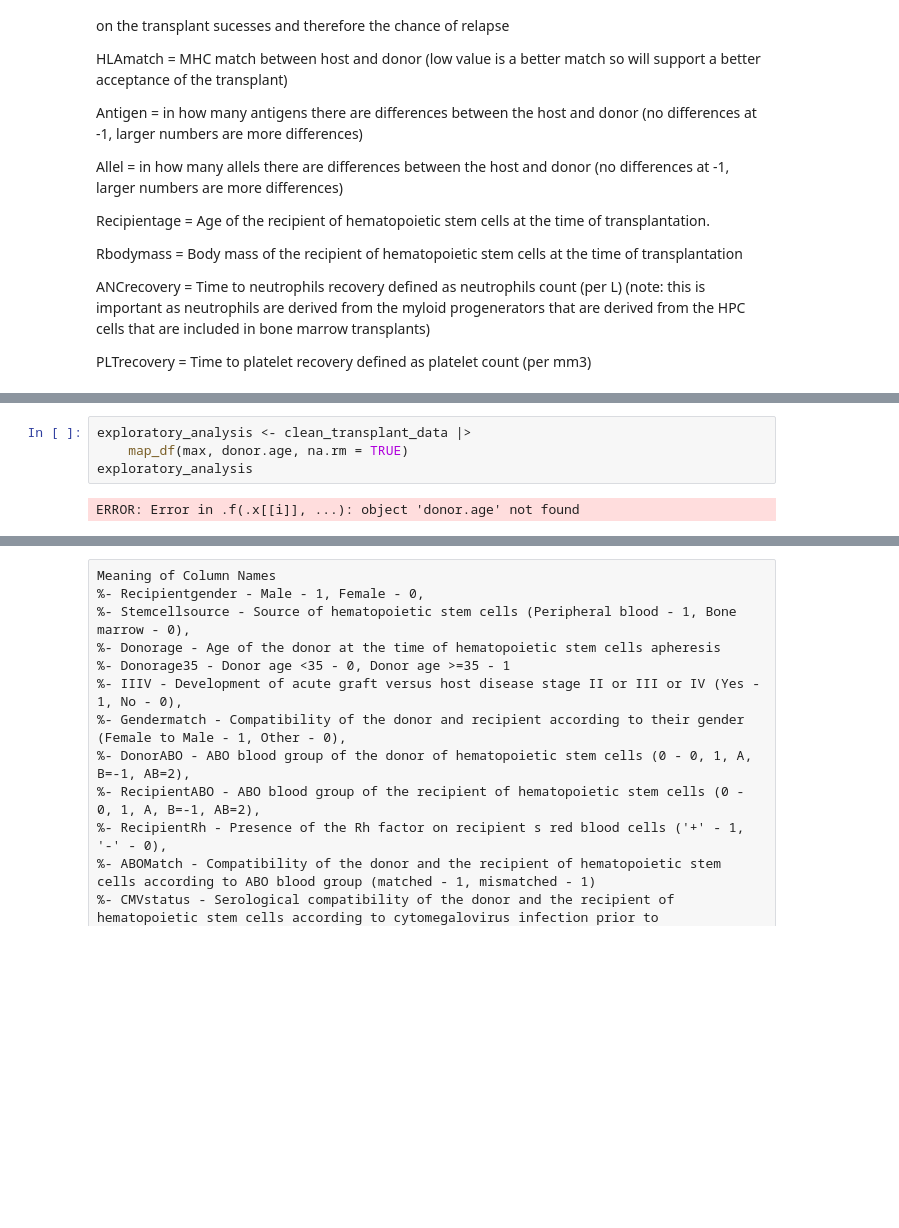
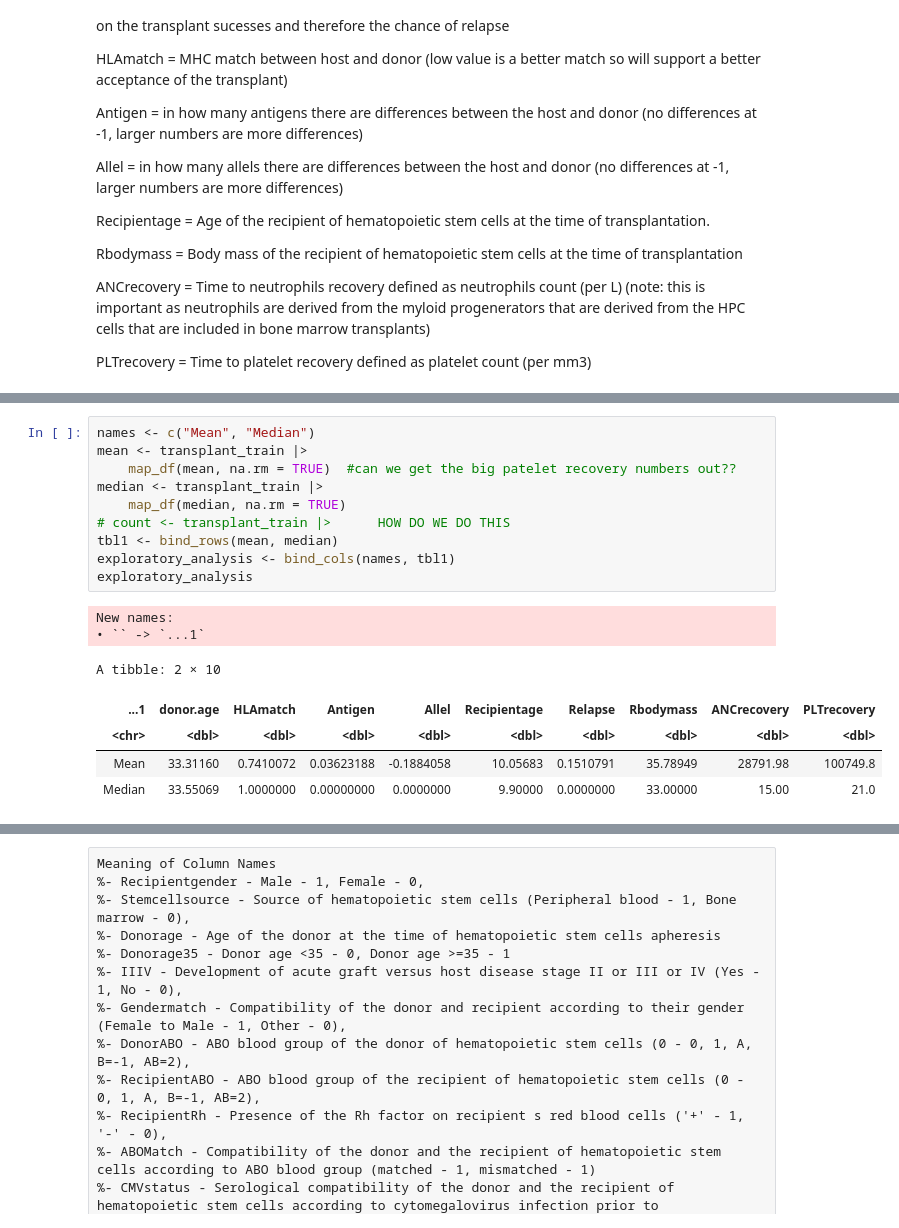
Before and after one commit to Phoebeml/ds_project, a Jupyter notebook: BoneMarrowProposal.ipynb, the cells around one changed output, grey strips where cells are left out. Drawn from its saved outputs; the diff is of its cells as text; blank space fills up the shorter version.

```diff
--- a/BoneMarrowProposal.ipynb
+++ b/BoneMarrowProposal.ipynb
@@ -130,6 +142,18 @@ Note: This is using only the training data
 # %%
-exploratory_analysis <- clean_transplant_data |>
-    map_df(max, donor.age, na.rm = TRUE)
+names <- c("Mean", "Median")
+mean <- transplant_train |>
+    map_df(mean, na.rm = TRUE)  #can we get the big patelet recovery numbers out??
+median <- transplant_train |>
+    map_df(median, na.rm = TRUE)
+# count <- transplant_train |>      HOW DO WE DO THIS
+tbl1 <- bind_rows(mean, median)
+exploratory_analysis <- bind_cols(names, tbl1)
 exploratory_analysis
 # %% [output]
-ERROR: Error in .f(.x[[i]], ...): object 'donor.age' not found
+New names:
+• `` -> `...1`
+A tibble: 2 × 10
+| ...1 | donor.age | HLAmatch | Antigen | Allel | Recipientage | Relapse | Rbodymass | ANCrecovery | PLTrecovery |
+| <chr> | <dbl> | <dbl> | <dbl> | <dbl> | <dbl> | <dbl> | <dbl> | <dbl> | <dbl> |
+| Mean | 33.31160 | 0.7410072 | 0.03623188 | -0.1884058 | 10.05683 | 0.1510791 | 35.78949 | 28791.98 | 100749.8 |
+| Median | 33.55069 | 1.0000000 | 0.00000000 | 0.0000000 | 9.90000 | 0.0000000 | 33.00000 | 15.00 | 21.0 |
```
Also changed, not shown: parts of 7 cells of this notebook.
